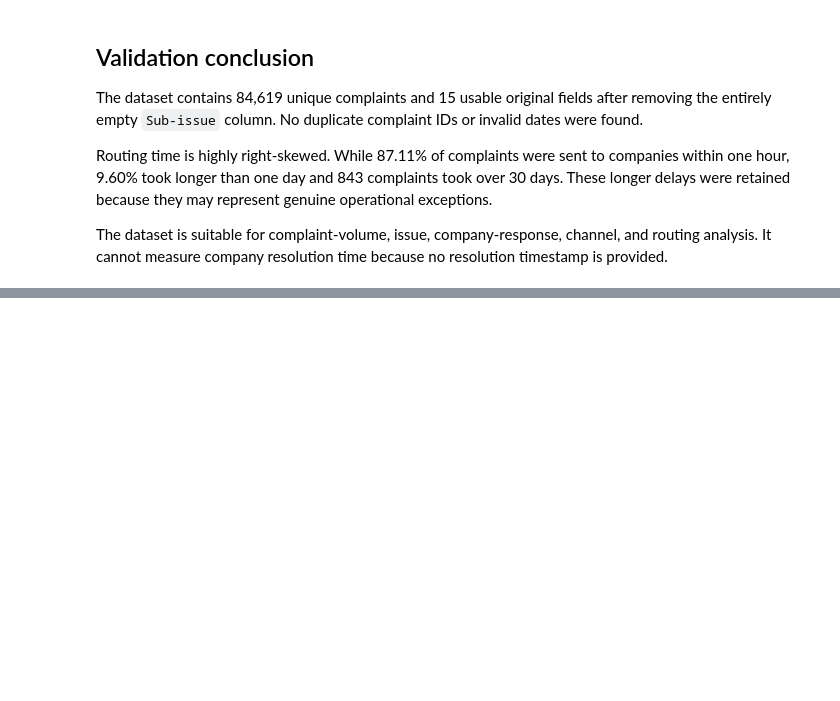
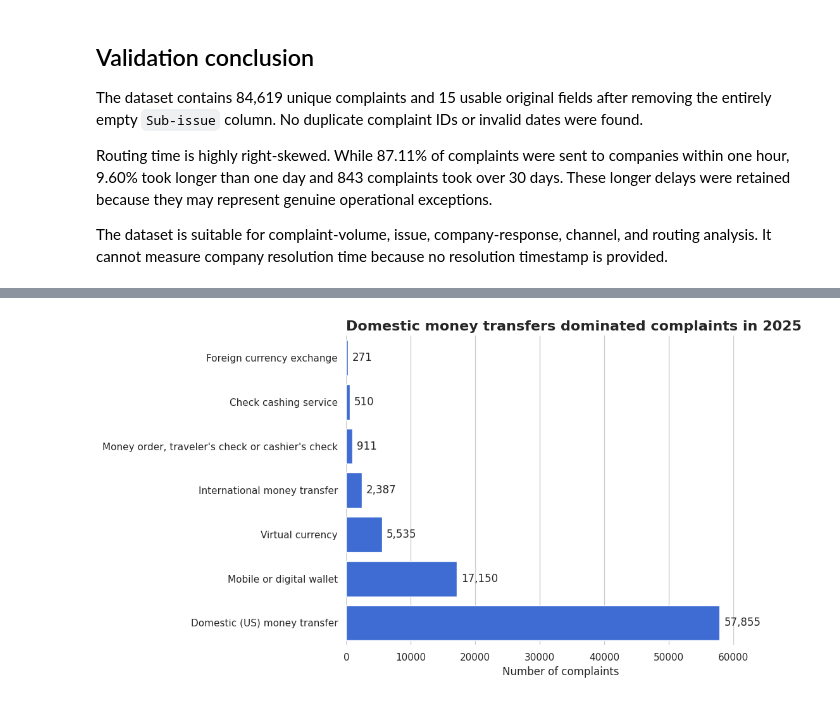
Before and after one commit to johnxavier10k/fintech-complaints-product-analysis, a Jupyter notebook: notebooks/01_data_validation.ipynb, the cells around one changed output, grey strips where cells are left out. Drawn from its saved outputs; the diff is of its cells as text; code cells hidden in the pictures; blank space fills up the shorter version.

Commit message:
Add sub-product complaint analysis and visualization

```diff
--- a/notebooks/01_data_validation.ipynb
+++ b/notebooks/01_data_validation.ipynb
@@ -271,3 +271,18 @@ The dataset contains 84,619 unique complaints and 15 usable original fields afte
 Routing time is highly right-skewed. While 87.11% of complaints were sent to companies within one hour, 9.60% took longer than one day and 843 complaints took over 30 days. These longer delays were retained because they may represent genuine operational exceptions.
 
 The dataset is suitable for complaint-volume, issue, company-response, channel, and routing analysis. It cannot measure company resolution time because no resolution timestamp is provided.
+# %%
+sub_product_summary = (
+    df_clean.groupby("sub_product", observed=True)
+    .agg(complaint_count=("complaint_id", "count"))
+    .sort_values("complaint_count", ascending=False)
+    .reset_index()
+)
+
+sub_product_summary["percentage"] = (
+    sub_product_summary["complaint_count"]
+    / sub_product_summary["complaint_count"].sum()
+    * 100
+).round(2)
+
+sub_product_summary
@@ -273,0 +298,55 @@ The dataset is suitable for complaint-volume, issue, company-response, channel,
+# %%
+import matplotlib.pyplot as plt
+import seaborn as sns
+
+chart_data = sub_product_summary.sort_values(
+    "complaint_count",
+    ascending=True
+)
+
+sns.set_theme(style="whitegrid")
+
+fig, ax = plt.subplots(figsize=(11, 6))
+
+sns.barplot(
+    data=chart_data,
+    x="complaint_count",
+    y="sub_product",
+    color="#2563EB",
+    ax=ax
+)
+
+for container in ax.containers:
+    ax.bar_label(
+        container,
+        labels=[
+            f"{value:,.0f}"
+            for value in chart_data["complaint_count"]
+        ],
+        padding=5
+    )
+
+ax.set_title(
+    "Domestic money transfers dominated complaints in 2025",
+    fontsize=16,
+    fontweight="bold",
+    loc="left"
+)
+
+ax.set_subtitle = None
+ax.set_xlabel("Number of complaints")
+ax.set_ylabel("")
+ax.set_xlim(0, chart_data["complaint_count"].max() * 1.15)
+
+sns.despine(left=True, bottom=True)
+plt.tight_layout()
+
+plt.savefig(
+    "sub_product_complaints_2025.png",
+    dpi=300,
+    bbox_inches="tight"
+)
+
+plt.show()
+# %% [output]
+[figure, added]
```
Also changed, not shown: parts of 3 cells of this notebook.
